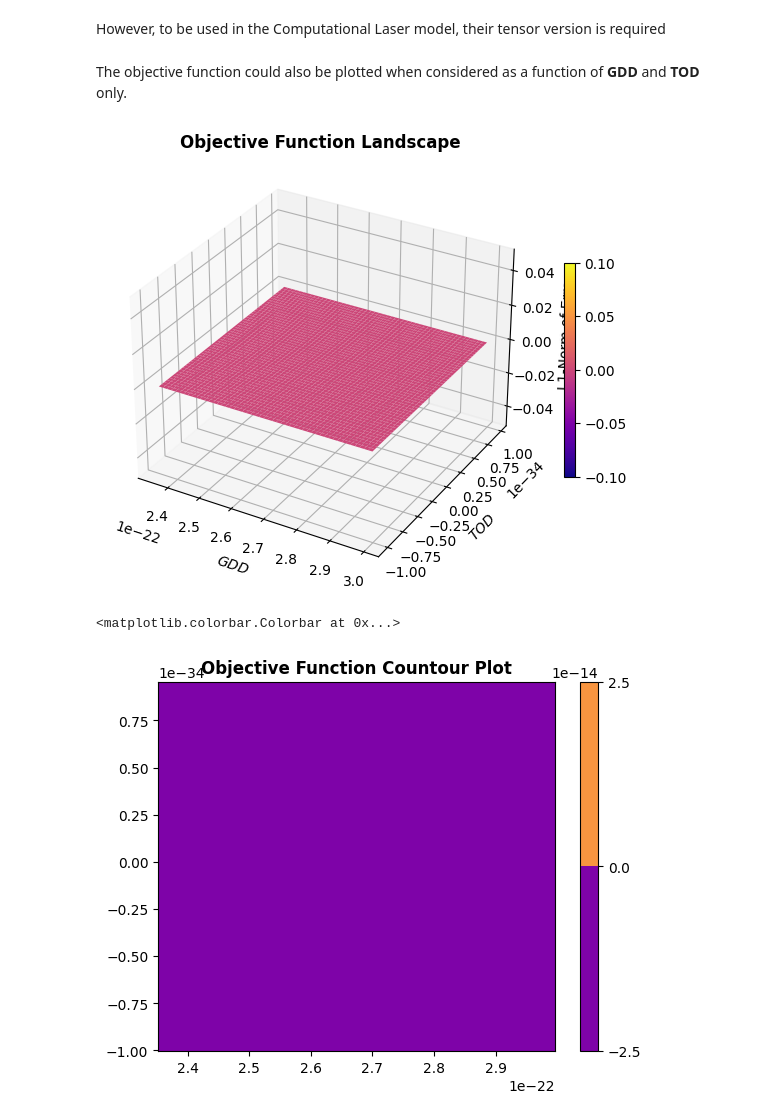
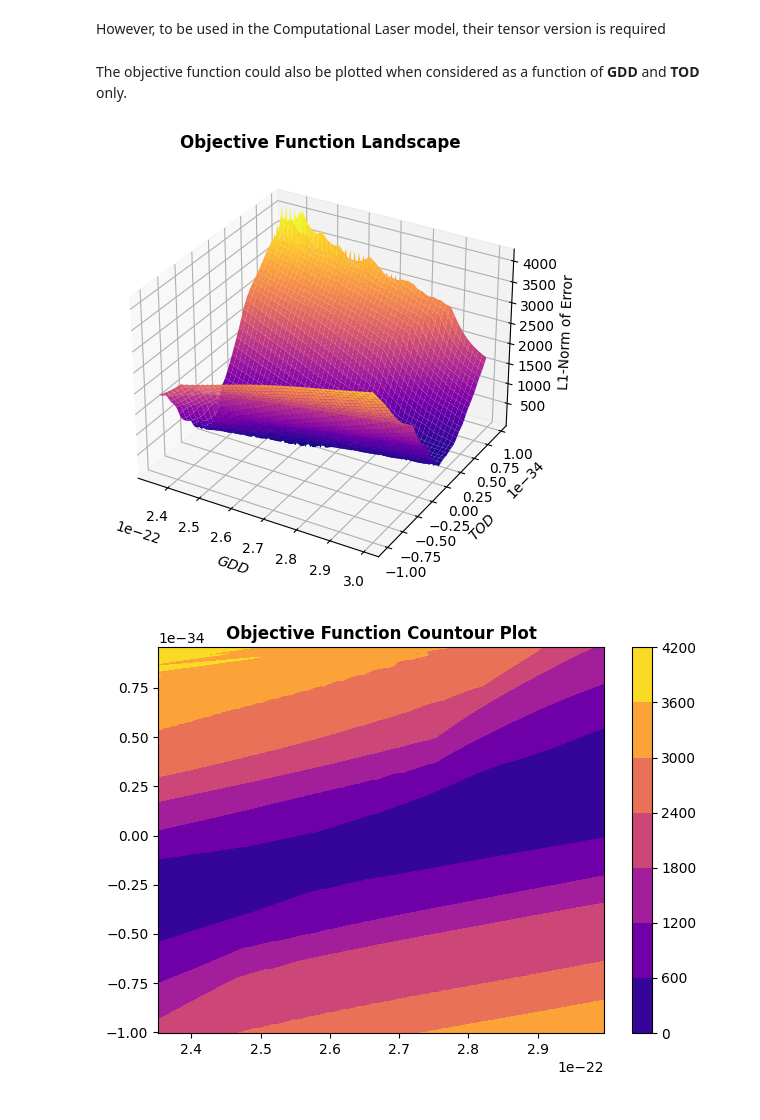
Before and after one commit to fracapuano/TempoRL, a Jupyter notebook: notebooks/GradientBasedOptimisation/optimisation.ipynb, the cells around one changed output. Drawn from its saved outputs; the diff is of its cells as text; code cells hidden in the pictures.

```diff
--- a/notebooks/GradientBasedOptimisation/optimisation.ipynb
+++ b/notebooks/GradientBasedOptimisation/optimisation.ipynb
@@ -74,35 +77,25 @@ nsteps = 1000
 GDD_linspace = torch.linspace(start = bounds[0,0], end = bounds[0,1], steps = nsteps)
 TOD_linspace = torch.linspace(start = bounds[1,0], end = bounds[1,1], steps = nsteps)
 GDD_mesh, TOD_mesh = torch.meshgrid(GDD_linspace, TOD_linspace, indexing = "ij")
-
-TL_grid = torch.empty(size = (nsteps, nsteps))
+# reading already simulated data
+TL_grid = torch.from_numpy(np.loadtxt("1000x1000_GDDTOD_grid.txt"))
-# %%
-# populating the mesh grid with values of L1 Loss per each combination of GDD and TOD considered
-combinations = []
-for i in tqdm(range(len(GDD_linspace))):
-    gdd = GDD_linspace[i]
-    for j in range(len(TOD_linspace)):
-        tod = TOD_linspace[j]
-        TL_grid[i,j] = L1Loss(gdd, tod)
-        combinations.append((gdd, tod))
-# %% [markdown]
-The objective function could also be plotted when considered as a function of **GDD** and **TOD** only.
+# %% [markdown]
+The objective function could also be plotted when considered as a function of **GDD** and **TOD** only.
 # %%
 my_map = "plasma"
 fig = plt.figure()
 ax = plt.axes(projection='3d')
 
 ax.set_xlabel(r"$GDD$"); ax.set_ylabel(r"$TOD$"); ax.set_zlabel("L1-Norm of Error")
 
 surf = ax.plot_surface(GDD_mesh.numpy(), TOD_mesh.numpy(), TL_grid.numpy(), cmap = my_map)
 
 ax.set_title("Objective Function Landscape", fontweight = "bold")
-fig.colorbar(surf, shrink = 0.5)
 
 fig.tight_layout()
 plt.show()
 # %% [output]
-[figure, old version]
+[figure, new version]
 # %%
 fig, ax = plt.subplots()
 
@@ -115,6 +108,8 @@ cset = ax.contourf(
 )
 ax.set_title("Objective Function Countour Plot", fontweight = "bold")
 fig.colorbar(cset)
+fig.tight_layout()
+
+plt.show()
 # %% [output]
-<matplotlib.colorbar.Colorbar at 0x...>
-[figure, old version]
+[figure, new version]
```
Also changed, not shown: parts of 10 cells of this notebook.
